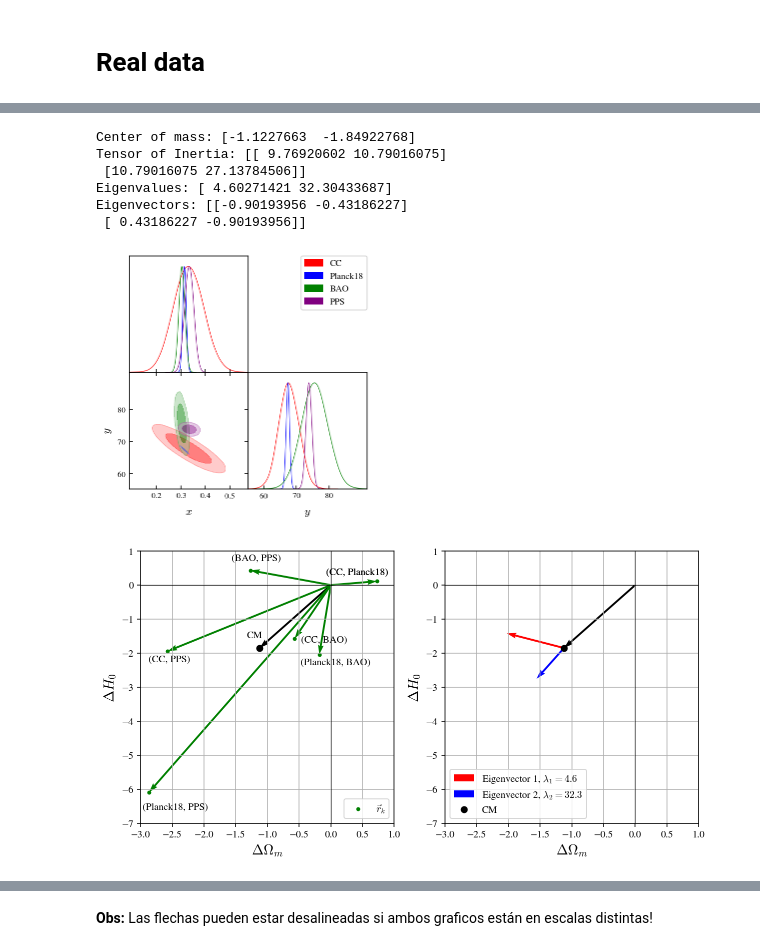
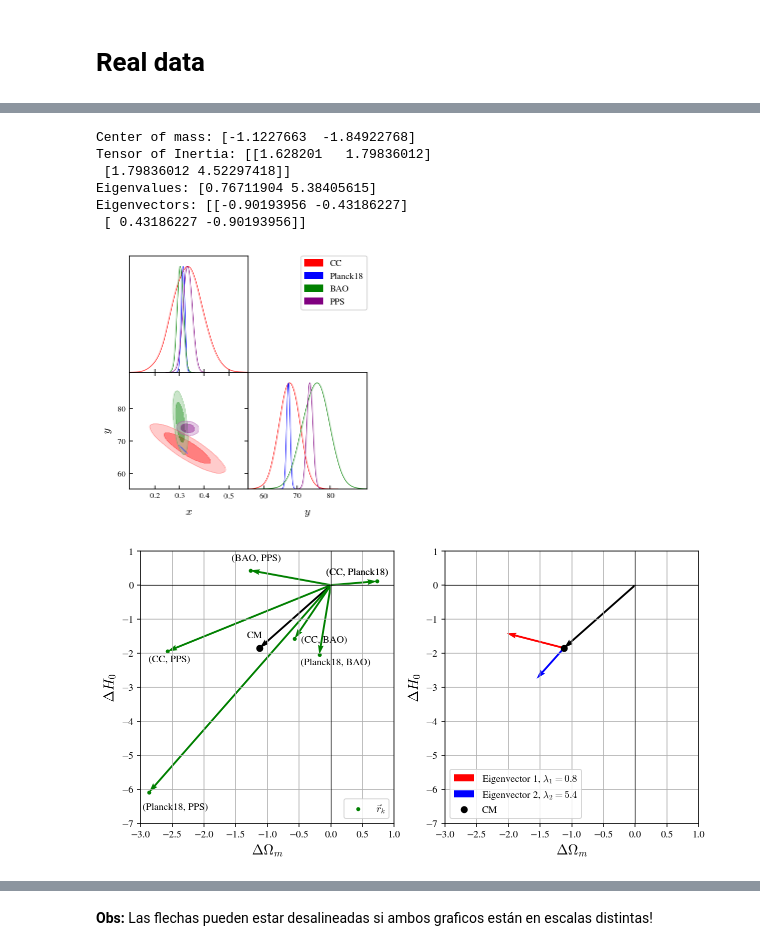
Before and after one commit to matiasleize/multimeter, a Jupyter notebook: notebooks/PRL/paper runs/1. multidimentional_qdm_tension_vectors.ipynb, the cells around one changed output, grey strips where cells are left out. Cells and saved outputs as stored; diff of their text form; code cells hidden in the pictures.

```diff
--- a/notebooks/PRL/paper runs/1. multidimentional_qdm_tension_vectors.ipynb
+++ b/notebooks/PRL/paper runs/1. multidimentional_qdm_tension_vectors.ipynb
@@ -568,7 +568,7 @@ R_CM = calculate_R_CM(vectors)
 print('Center of mass: {}'.format(R_CM))
 
 # Example usage:
-K = construct_K(vectors)
+K = construct_K(vectors)/6
 print('Tensor of Inertia: {}'.format(K))
 eigenvalues, eigenvectors = np.linalg.eig(K)
 print('Eigenvalues: {}'.format(eigenvalues))
@@ -638,36 +638,36 @@ C: BAO
 D: PPS
 
 1:AB
 2:AC
 3:BC
 4:AD
 5:BD
 6:CD
 '''
 
 for ax in axes.flatten():
     ax.vlines(0, -7, 1, color='black', lw=0.5)
     ax.hlines(0, -4, 2, color='black', lw=0.5)
     ax.set_xlim(-3, 1)
     ax.set_ylim(-7, 1)
     ax.set_xlabel(r'$\Delta \Omega_m$',size=14)
     ax.set_ylabel(r'$\Delta H_0$',size=14)
     ax.grid()
     ax.legend()
 axes[0].legend(loc='lower right')
 axes[1].legend(loc='lower left')
 os.chdir(os.path.join(path_git, 'notebooks','PRL', 'figures'))
 fig.savefig('tension_data_1.pdf', dpi=300, bbox_inches='tight')
 plt.show()
 
 #plt.text()
 # %% [output]
 Center of mass: [-1.1227663  -1.84922768]
-Tensor of Inertia: [[ 9.76920602 10.79016075]
- [10.79016075 27.13784506]]
-Eigenvalues: [ 4.60271421 32.30433687]
+Tensor of Inertia: [[1.628201   1.79836012]
+ [1.79836012 4.52297418]]
+Eigenvalues: [0.76711904 5.38405615]
 Eigenvectors: [[-0.90193956 -0.43186227]
  [ 0.43186227 -0.90193956]]
-[figure, old version]
+[figure, new version]
 [figure]
 # %%
```
Also changed, not shown: parts of 14 cells of this notebook.
